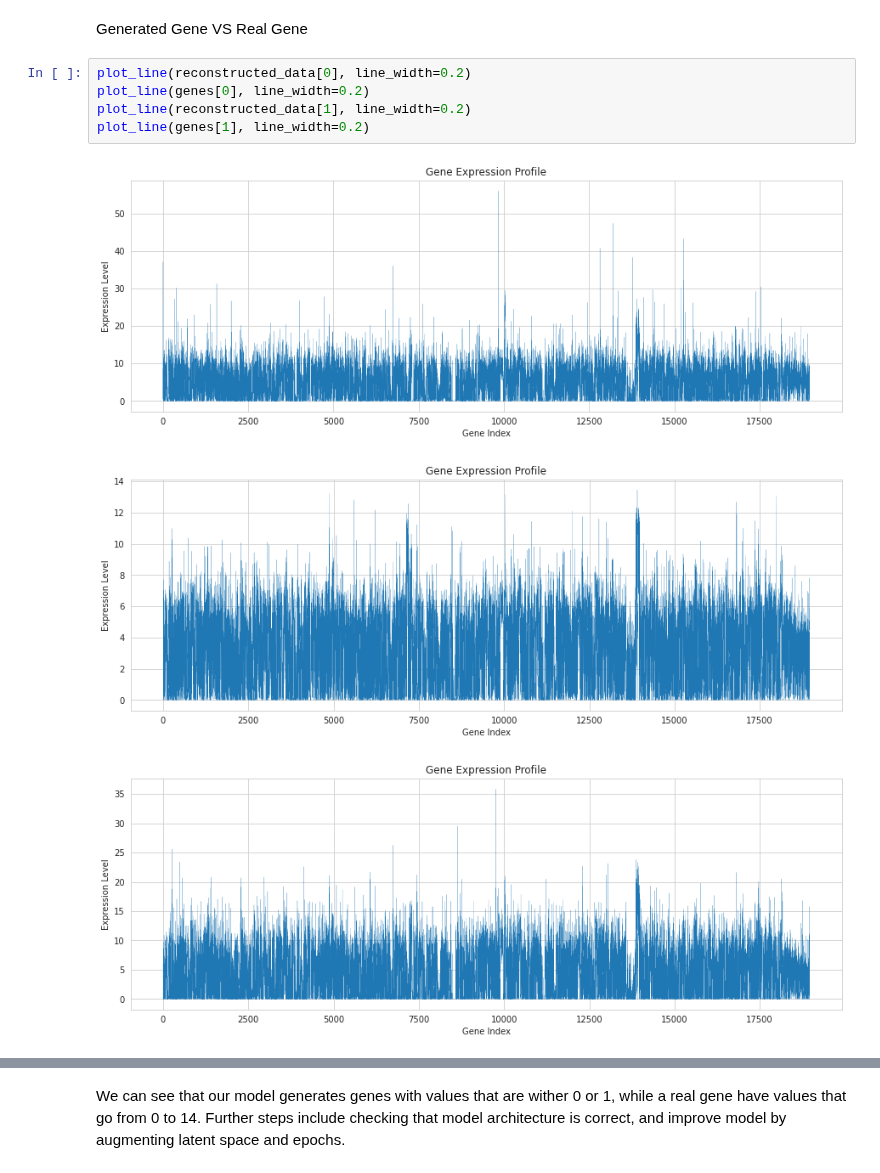
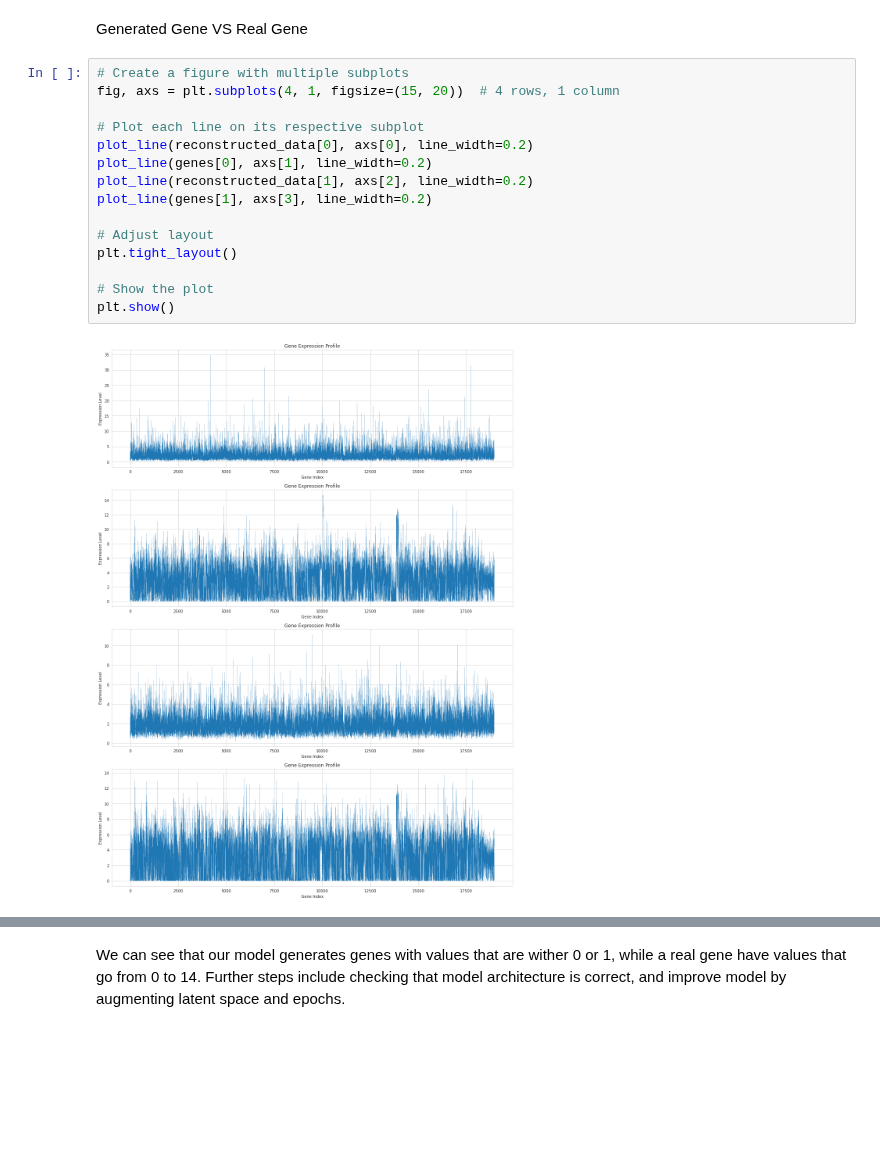
Before and after one commit to notaiax/Prediction-of-protein-isoforms-using-semi-supervised-learning, a Jupyter notebook: VAE/aiax VAE (test) .ipynb, the cells around one changed output, grey strips where cells are left out. Drawn from its saved outputs; the diff is of its cells as text; blank space fills up the shorter version.

```diff
--- a/VAE/aiax VAE (test) .ipynb
+++ b/VAE/aiax VAE (test) .ipynb
@@ -665,11 +691,19 @@ torch.Size([64, 18965])
 # %% [markdown]
 Generated Gene VS Real Gene
 # %%
-plot_line(reconstructed_data[0], line_width=0.2)
-plot_line(genes[0], line_width=0.2)
-plot_line(reconstructed_data[1], line_width=0.2)
-plot_line(genes[1], line_width=0.2)
+# Create a figure with multiple subplots
+fig, axs = plt.subplots(4, 1, figsize=(15, 20))  # 4 rows, 1 column
+
+# Plot each line on its respective subplot
+plot_line(reconstructed_data[0], axs[0], line_width=0.2)
+plot_line(genes[0], axs[1], line_width=0.2)
+plot_line(reconstructed_data[1], axs[2], line_width=0.2)
+plot_line(genes[1], axs[3], line_width=0.2)
+
+# Adjust layout
+plt.tight_layout()
+
+# Show the plot
+plt.show()
 # %% [output]
-[figure, old version]
+[figure, new version]
-[figure, removed]
-[figure, removed]
```
Also changed, not shown: parts of 10 cells of this notebook, 1 other file.
